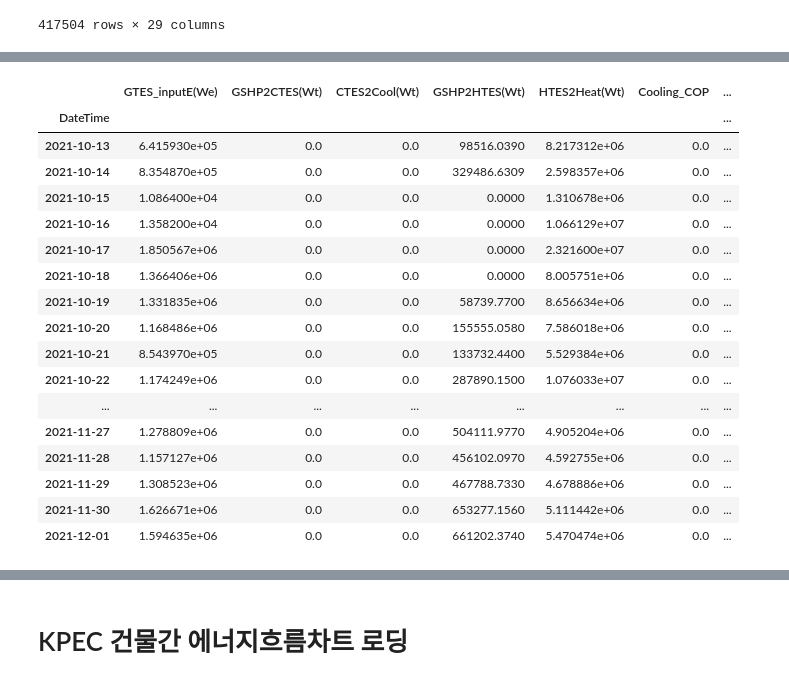
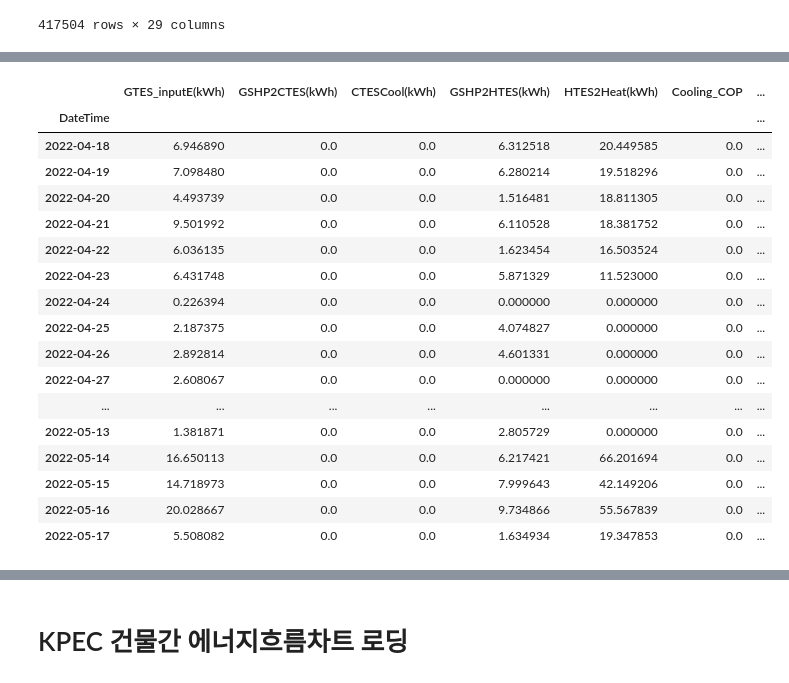
Before and after one commit to GwangwooHan/kpec, a Jupyter notebook: 220721 GTES.ipynb, the cells around one changed output, grey strips where cells are left out. Cells and saved outputs as stored; diff of their text form; code cells hidden in the pictures.

```diff
--- a/220721 GTES.ipynb
+++ b/220721 GTES.ipynb
@@ -54,4 +54,10 @@ df_gtes = df[['DateTime', 'GTES_inputE(We)', 'GSHP2CTES(Wt)', 'CTES2Cool(Wt)', '
 # %%
 df_gtes = df_gtes.set_index('DateTime')
 # %%
-df_gtes_1d = df_gtes.resample('1d').sum()
+df_gtes_1d = df_gtes.resample('1d').sum()/60/1000
+# %%
+df_gtes_1d = df_gtes_1d.rename(columns={'GTES_inputE(We)':'GTES_inputE(kWh)',
+                                        'GSHP2CTES(Wt)':'GSHP2CTES(kWh)',
+                                        'CTES2Cool(Wt)':'CTESCool(kWh)',
+                                        'GSHP2HTES(Wt)':'GSHP2HTES(kWh)',
+                                        'HTES2Heat(Wt)':'HTES2Heat(kWh)'})
@@ -58,4 +81,4 @@ df_gtes_1d = df_gtes.resample('1d').sum()
 # %%
-df_gtes_1d['Cooling_COP'] = df_gtes_1d['GSHP2CTES(Wt)'] / df_gtes_1d['GTES_inputE(We)']
-df_gtes_1d['Heating_COP'] = df_gtes_1d['GSHP2HTES(Wt)'] / df_gtes_1d['GTES_inputE(We)']
+df_gtes_1d['Cooling_COP'] = df_gtes_1d['GSHP2CTES(kWh)'] / df_gtes_1d['GTES_inputE(kWh)']
+df_gtes_1d['Heating_COP'] = df_gtes_1d['GSHP2HTES(kWh)'] / df_gtes_1d['GTES_inputE(kWh)']
 # %%
@@ -82,24 +105,24 @@ df_gtes_1d.tail(30)
 # %%
-df_gtes_winter = df_gtes_1d[df_gtes_1d.index>'2021-10-12']
-df_gtes_winter = df_gtes_winter[df_gtes_winter.index <'2022-05-18']
+df_gtes_winter = df_gtes_1d[df_gtes_1d.index > '2021-10-15']
+df_gtes_winter = df_gtes_winter[df_gtes_winter.index < '2022-05-18']
 # %%
-df_gtes_winter.head(50)
+df_gtes_winter.tail(30)
 # %% [output]
-|  | GTES_inputE(We) | GSHP2CTES(Wt) | CTES2Cool(Wt) | GSHP2HTES(Wt) | HTES2Heat(Wt) | Cooling_COP | ... |
+|  | GTES_inputE(kWh) | GSHP2CTES(kWh) | CTESCool(kWh) | GSHP2HTES(kWh) | HTES2Heat(kWh) | Cooling_COP | ... |
 | DateTime |  |  |  |  |  |  | ... |
-| 2021-10-13 | 6.415930e+05 | 0.0 | 0.0 | 98516.0390 | 8.217312e+06 | 0.0 | ... |
-| 2021-10-14 | 8.354870e+05 | 0.0 | 0.0 | 329486.6309 | 2.598357e+06 | 0.0 | ... |
-| 2021-10-15 | 1.086400e+04 | 0.0 | 0.0 | 0.0000 | 1.310678e+06 | 0.0 | ... |
-| 2021-10-16 | 1.358200e+04 | 0.0 | 0.0 | 0.0000 | 1.066129e+07 | 0.0 | ... |
-| 2021-10-17 | 1.850567e+06 | 0.0 | 0.0 | 0.0000 | 2.321600e+07 | 0.0 | ... |
-| 2021-10-18 | 1.366406e+06 | 0.0 | 0.0 | 0.0000 | 8.005751e+06 | 0.0 | ... |
-| 2021-10-19 | 1.331835e+06 | 0.0 | 0.0 | 58739.7700 | 8.656634e+06 | 0.0 | ... |
-| 2021-10-20 | 1.168486e+06 | 0.0 | 0.0 | 155555.0580 | 7.586018e+06 | 0.0 | ... |
-| 2021-10-21 | 8.543970e+05 | 0.0 | 0.0 | 133732.4400 | 5.529384e+06 | 0.0 | ... |
-| 2021-10-22 | 1.174249e+06 | 0.0 | 0.0 | 287890.1500 | 1.076033e+07 | 0.0 | ... |
+| 2022-04-18 | 6.946890 | 0.0 | 0.0 | 6.312518 | 20.449585 | 0.0 | ... |
+| 2022-04-19 | 7.098480 | 0.0 | 0.0 | 6.280214 | 19.518296 | 0.0 | ... |
+| 2022-04-20 | 4.493739 | 0.0 | 0.0 | 1.516481 | 18.811305 | 0.0 | ... |
+| 2022-04-21 | 9.501992 | 0.0 | 0.0 | 6.110528 | 18.381752 | 0.0 | ... |
+| 2022-04-22 | 6.036135 | 0.0 | 0.0 | 1.623454 | 16.503524 | 0.0 | ... |
+| 2022-04-23 | 6.431748 | 0.0 | 0.0 | 5.871329 | 11.523000 | 0.0 | ... |
+| 2022-04-24 | 0.226394 | 0.0 | 0.0 | 0.000000 | 0.000000 | 0.0 | ... |
+| 2022-04-25 | 2.187375 | 0.0 | 0.0 | 4.074827 | 0.000000 | 0.0 | ... |
+| 2022-04-26 | 2.892814 | 0.0 | 0.0 | 4.601331 | 0.000000 | 0.0 | ... |
+| 2022-04-27 | 2.608067 | 0.0 | 0.0 | 0.000000 | 0.000000 | 0.0 | ... |
 | ... | ... | ... | ... | ... | ... | ... | ... |
-| 2021-11-27 | 1.278809e+06 | 0.0 | 0.0 | 504111.9770 | 4.905204e+06 | 0.0 | ... |
-| 2021-11-28 | 1.157127e+06 | 0.0 | 0.0 | 456102.0970 | 4.592755e+06 | 0.0 | ... |
-| 2021-11-29 | 1.308523e+06 | 0.0 | 0.0 | 467788.7330 | 4.678886e+06 | 0.0 | ... |
-| 2021-11-30 | 1.626671e+06 | 0.0 | 0.0 | 653277.1560 | 5.111442e+06 | 0.0 | ... |
-| 2021-12-01 | 1.594635e+06 | 0.0 | 0.0 | 661202.3740 | 5.470474e+06 | 0.0 | ... |
+| 2022-05-13 | 1.381871 | 0.0 | 0.0 | 2.805729 | 0.000000 | 0.0 | ... |
+| 2022-05-14 | 16.650113 | 0.0 | 0.0 | 6.217421 | 66.201694 | 0.0 | ... |
+| 2022-05-15 | 14.718973 | 0.0 | 0.0 | 7.999643 | 42.149206 | 0.0 | ... |
+| 2022-05-16 | 20.028667 | 0.0 | 0.0 | 9.734866 | 55.567839 | 0.0 | ... |
+| 2022-05-17 | 5.508082 | 0.0 | 0.0 | 1.634934 | 19.347853 | 0.0 | ... |
```
Also changed, not shown: parts of 5 cells of this notebook.
